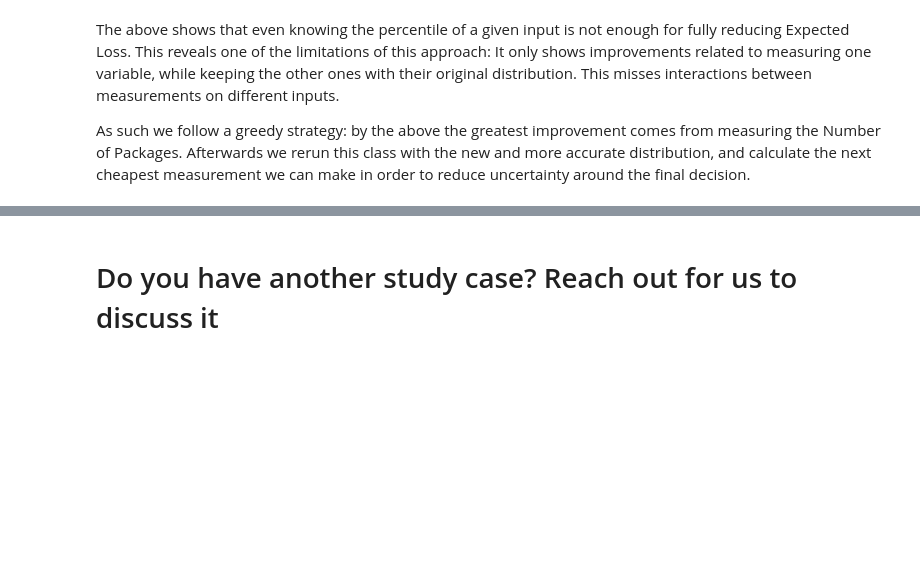
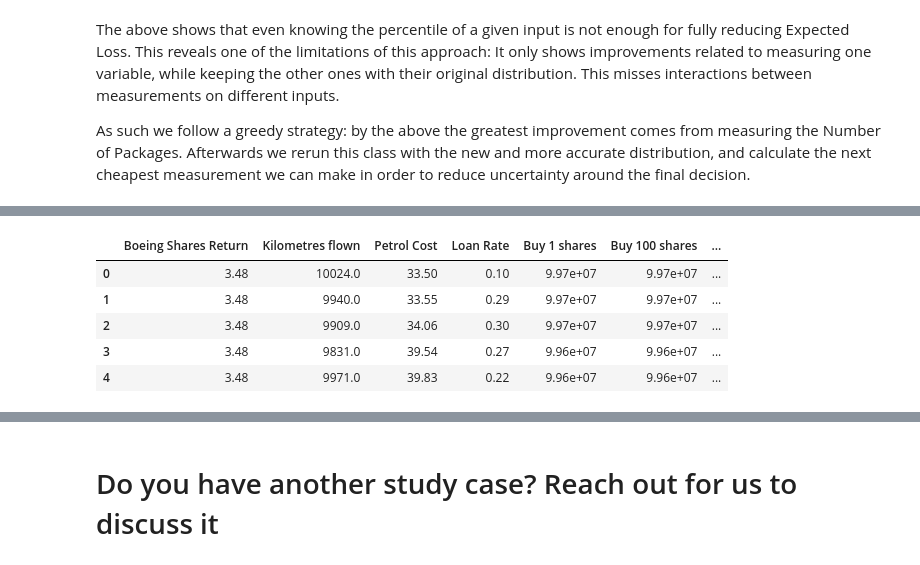
Before and after one commit to migueltorrescosta/notebooks, a Jupyter notebook: ExpectedOpportunityLoss.ipynb, the cells around one changed output, grey strips where cells are left out. Cells and saved outputs as stored; diff of their text form; code cells hidden in the pictures; blank space fills up the shorter version.

```diff
--- a/ExpectedOpportunityLoss.ipynb
+++ b/ExpectedOpportunityLoss.ipynb
@@ -315,0 +294,9 @@ Optimal Choices for each quantile / option
+# %%
+boeing_analysis.data.head()
+# %% [output]
+|  | Boeing Shares Return | Kilometres flown | Petrol Cost | Loan Rate | Buy 1 shares | Buy 100 shares | ... |
+| 0 | 3.48 | 10024.0 | 33.50 | 0.10 | 9.97e+07 | 9.97e+07 | ... |
+| 1 | 3.48 | 9940.0 | 33.55 | 0.29 | 9.97e+07 | 9.97e+07 | ... |
+| 2 | 3.48 | 9909.0 | 34.06 | 0.30 | 9.97e+07 | 9.97e+07 | ... |
+| 3 | 3.48 | 9831.0 | 39.54 | 0.27 | 9.96e+07 | 9.96e+07 | ... |
+| 4 | 3.48 | 9971.0 | 39.83 | 0.22 | 9.96e+07 | 9.96e+07 | ... |
```
Also changed, not shown: parts of 15 cells of this notebook, 2 other files.
